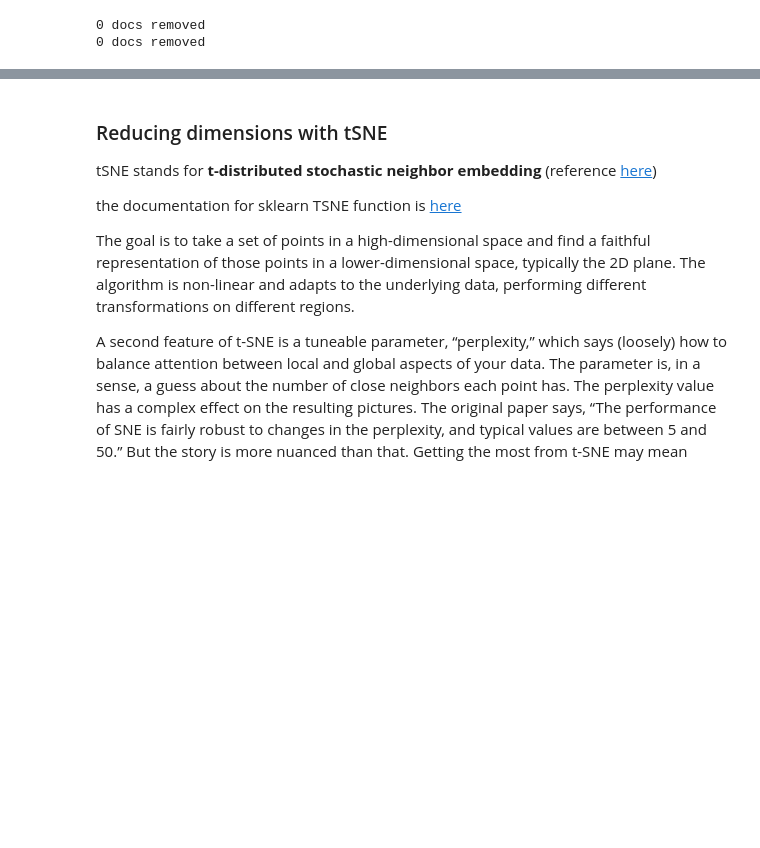
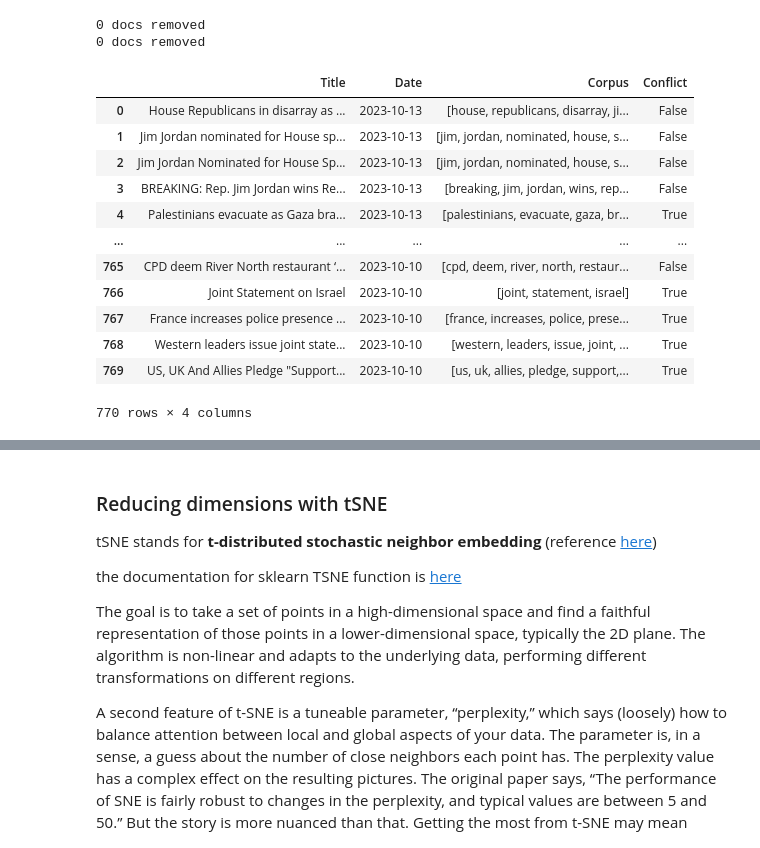
Before and after one commit to kaylanhua/conflicts, a Jupyter notebook: news_sentiment/scraper.ipynb, the cells around one changed output, grey strips where cells are left out. Saved outputs shown, nothing was run; the diff lists cells and outputs as text; code cells hidden in the pictures; blank space fills up the shorter version.

```diff
--- a/news_sentiment/scraper.ipynb
+++ b/news_sentiment/scraper.ipynb
@@ -320,3 +352,19 @@ news = filter_docs(news, lambda doc: (len(doc) != 0))
+# %%
+news
+# %% [output]
+|  | Title | Date | Corpus | Conflict |
+| 0 | House Republicans in disarray as ... | 2023-10-13 | [house, republicans, disarray, ji... | False |
+| 1 | Jim Jordan nominated for House sp... | 2023-10-13 | [jim, jordan, nominated, house, s... | False |
+| 2 | Jim Jordan Nominated for House Sp... | 2023-10-13 | [jim, jordan, nominated, house, s... | False |
+| 3 | BREAKING: Rep. Jim Jordan wins Re... | 2023-10-13 | [breaking, jim, jordan, wins, rep... | False |
+| 4 | Palestinians evacuate as Gaza bra... | 2023-10-13 | [palestinians, evacuate, gaza, br... | True |
+| ... | ... | ... | ... | ... |
+| 765 | CPD deem River North restaurant ‘... | 2023-10-10 | [cpd, deem, river, north, restaur... | False |
+| 766 | Joint Statement on Israel | 2023-10-10 | [joint, statement, israel] | True |
+| 767 | France increases police presence ... | 2023-10-10 | [france, increases, police, prese... | True |
+| 768 | Western leaders issue joint state... | 2023-10-10 | [western, leaders, issue, joint, ... | True |
+| 769 | US, UK And Allies Pledge "Support... | 2023-10-10 | [us, uk, allies, pledge, support,... | True |
+770 rows × 4 columns
 # %%
 news["Vectors"] = news["Corpus"].apply(lambda x: document_vector(model, x))
 # news["Vector mean"] = news["Vectors"].apply(np.mean)
```
Also changed, not shown: parts of 13 cells of this notebook.
